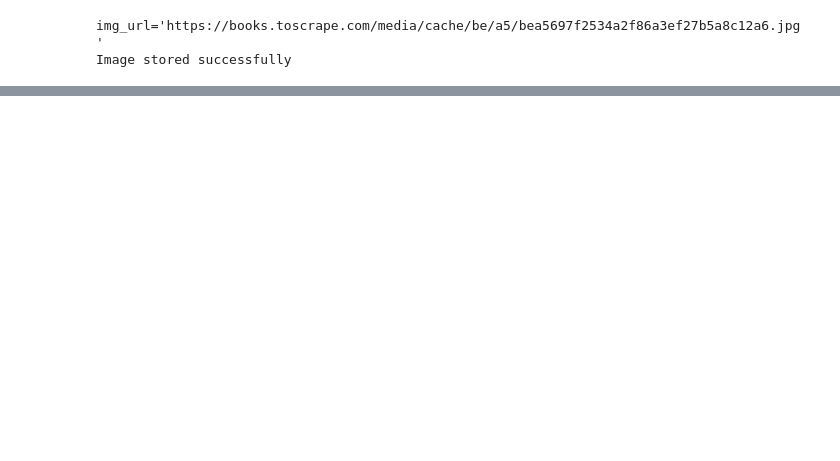
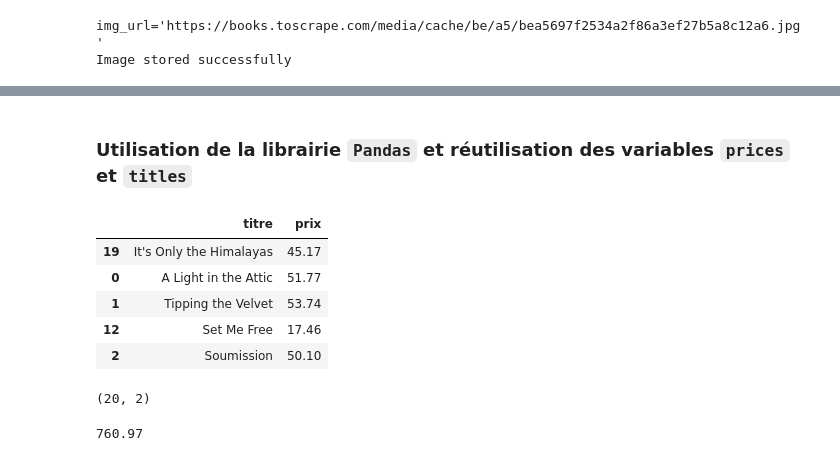
Before and after one commit to Clement-Lelievre/scraping_public_binder, a Jupyter notebook: notebooks/demo_scraping.ipynb, the cells around one changed output, grey strips where cells are left out. Cells and saved outputs as stored; diff of their text form; code cells hidden in the pictures; blank space fills up the shorter version.

```diff
--- a/notebooks/demo_scraping.ipynb
+++ b/notebooks/demo_scraping.ipynb
@@ -90,7 +90,7 @@ get_categories()
 # %% [markdown]
 ## Récupérer les titres des livres
 # %%
-def get_titles() -> None:
+def get_titles() -> list[str]:
     """Capture les titres de livres"""
     r = requests.get(URL)
     if (rsc := r.status_code) != 200:
@@ -106,6 +106,7 @@ def get_titles() -> None:
             except AttributeError:
                 continue
         print(f"{len(titles)} titles found:\n {titles}")
+        return titles
 # %%
 get_titles()
 # %% [output]
@@ -145,7 +166,7 @@ get_titles_multipage(1, 3)
 # %% [markdown]
 ## Quel est le coût total des 4 premiers livres?
 # %%
-def get_total_price(n_books : int = 4) -> None:
+def get_prices(n_books : int = 4) -> list[float]:
     """Calcule la somme des prix des `n_books` premiers livres"""
     r = requests.get(URL)
     if (rsc := r.status_code) != 200:
@@ -160,7 +181,8 @@ def get_total_price(n_books : int = 4) -> None:
             except AttributeError:
                 continue
         prices = [float(val) for val in prices]  # or list(map(float, prices))
-        print(f"{prices=}, sum : {sum(prices)}")
+        return prices
 # %%
-get_total_price()
+prices = get_prices()
+print(prices, sum(prices))
 # %% [output]
@@ -193,0 +298,21 @@ Image stored successfully
+# %% [markdown]
+### Utilisation de la librairie `Pandas` et réutilisation des variables  `prices` et `titles`
+# %%
+df = pd.DataFrame({'titre':titles,'prix': prices})
+df.sample(5)
+# %% [output]
+|  | titre | prix |
+| 19 | It's Only the Himalayas | 45.17 |
+| 0 | A Light in the Attic | 51.77 |
+| 1 | Tipping the Velvet | 53.74 |
+| 12 | Set Me Free | 17.46 |
+| 2 | Soumission | 50.10 |
+# %%
+df.shape
+# %% [output]
+(20, 2)
+# %%
+df.prix = df.prix.astype(float)
+df.prix.sum()
+# %% [output]
+760.97
```
Also changed, not shown: parts of 17 cells of this notebook.
